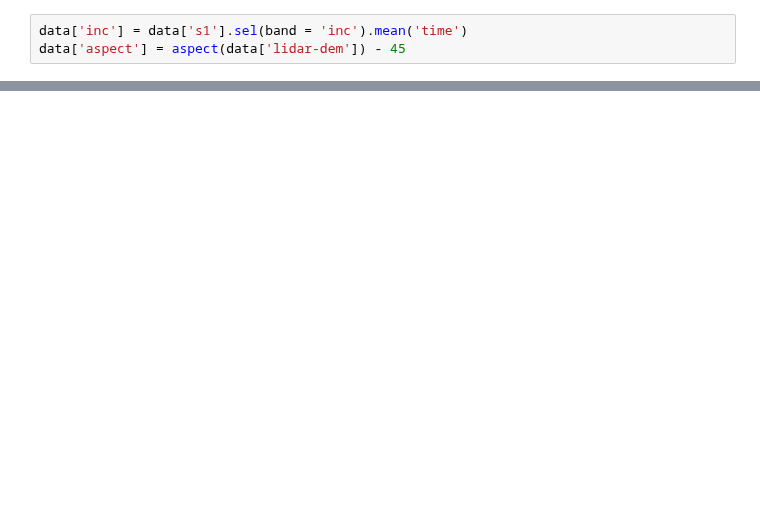
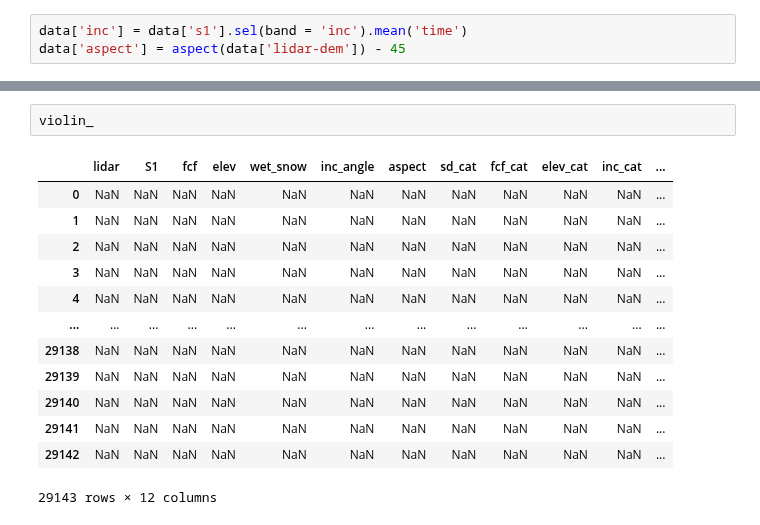
Before and after one commit to ZachHoppinen/spicy-analysis, a Jupyter notebook: src/compare/factors/ross_banner_figs.ipynb, the cells around one changed output, grey strips where cells are left out. Drawn from its saved outputs; the diff is of its cells as text; blank space fills up the shorter version.

```diff
--- a/src/compare/factors/ross_banner_figs.ipynb
+++ b/src/compare/factors/ross_banner_figs.ipynb
@@ -26,2 +42,18 @@ data['aspect'] = aspect(data['lidar-dem']) - 45
+# %%
+violin_
+# %% [output]
+|  | lidar | S1 | fcf | elev | wet_snow | inc_angle | aspect | sd_cat | fcf_cat | elev_cat | inc_cat | ... |
+| 0 | NaN | NaN | NaN | NaN | NaN | NaN | NaN | NaN | NaN | NaN | NaN | ... |
+| 1 | NaN | NaN | NaN | NaN | NaN | NaN | NaN | NaN | NaN | NaN | NaN | ... |
+| 2 | NaN | NaN | NaN | NaN | NaN | NaN | NaN | NaN | NaN | NaN | NaN | ... |
+| 3 | NaN | NaN | NaN | NaN | NaN | NaN | NaN | NaN | NaN | NaN | NaN | ... |
+| 4 | NaN | NaN | NaN | NaN | NaN | NaN | NaN | NaN | NaN | NaN | NaN | ... |
+| ... | ... | ... | ... | ... | ... | ... | ... | ... | ... | ... | ... | ... |
+| 29138 | NaN | NaN | NaN | NaN | NaN | NaN | NaN | NaN | NaN | NaN | NaN | ... |
+| 29139 | NaN | NaN | NaN | NaN | NaN | NaN | NaN | NaN | NaN | NaN | NaN | ... |
+| 29140 | NaN | NaN | NaN | NaN | NaN | NaN | NaN | NaN | NaN | NaN | NaN | ... |
+| 29141 | NaN | NaN | NaN | NaN | NaN | NaN | NaN | NaN | NaN | NaN | NaN | ... |
+| 29142 | NaN | NaN | NaN | NaN | NaN | NaN | NaN | NaN | NaN | NaN | NaN | ... |
+29143 rows × 12 columns
 # %%
 lidar = data['lidar-sd']
```
Also changed, not shown: parts of 6 cells of this notebook, 3 other files.
